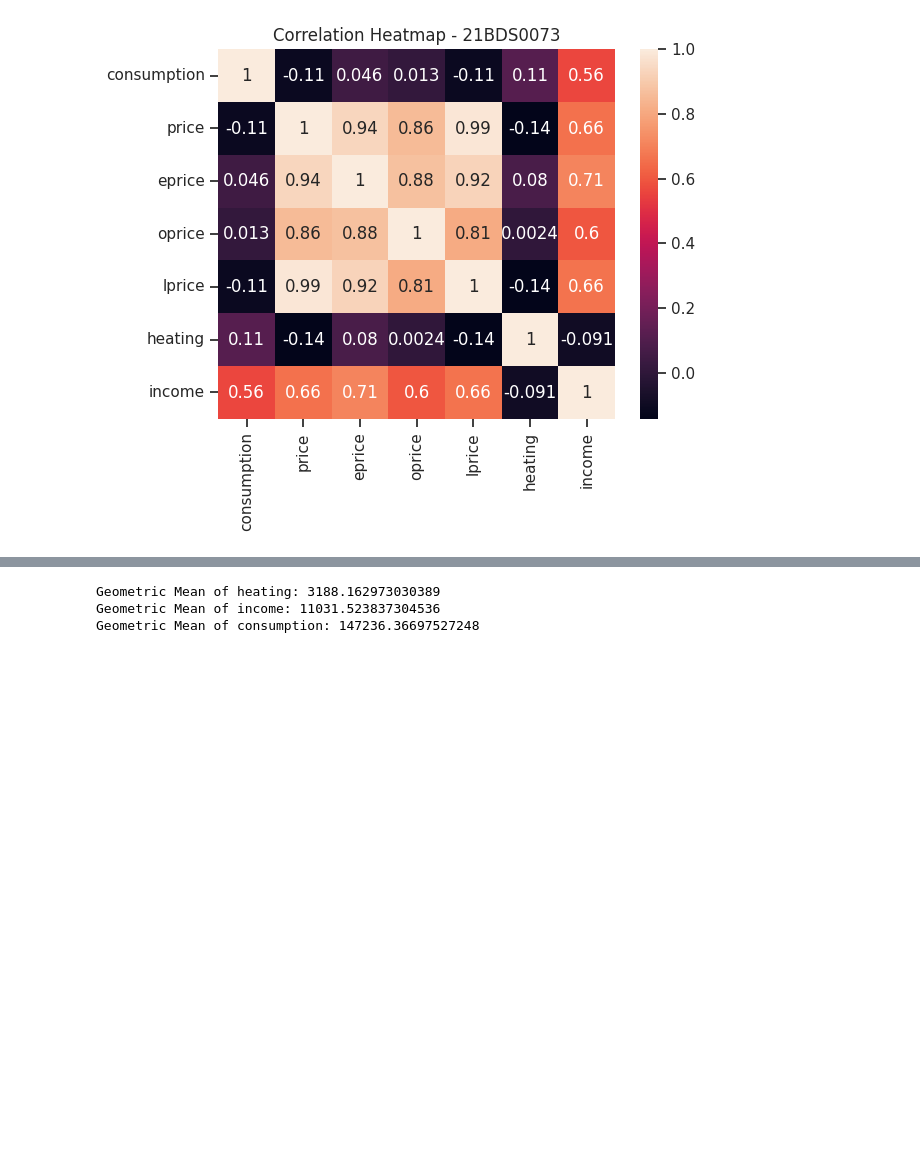
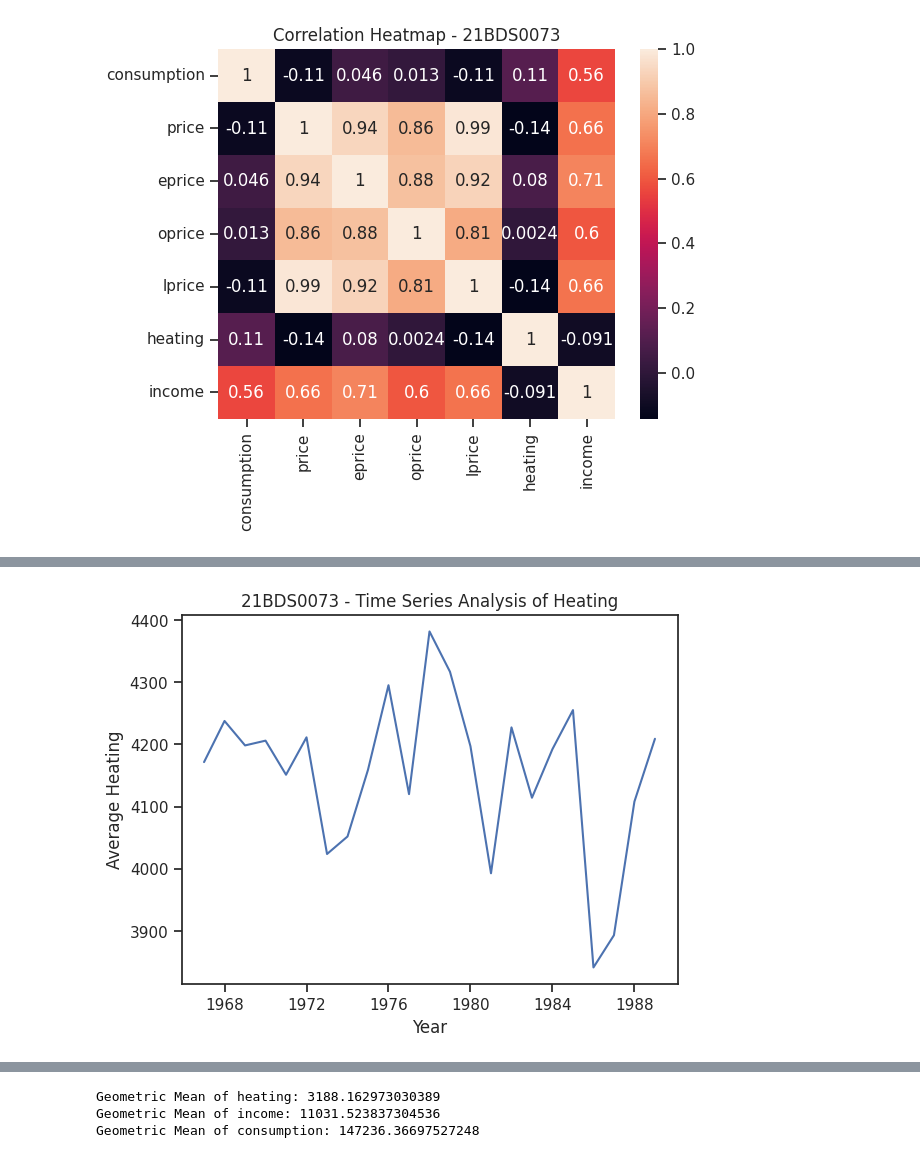
Before and after one commit to Vishnu290504/EDA, a Jupyter notebook: 21bds0073_da1.ipynb, the cells around one changed output, grey strips where cells are left out. Saved outputs shown, nothing was run; the diff lists cells and outputs as text; code cells hidden in the pictures; blank space fills up the shorter version.

```diff
--- a/21bds0073_da1.ipynb
+++ b/21bds0073_da1.ipynb
@@ -348,0 +362,9 @@ plt.show()
+# %%
+yearly_heating = df.groupby('year')['heating'].mean()
+plt.plot(yearly_heating.index, yearly_heating.values)
+plt.xlabel('Year')
+plt.ylabel('Average Heating')
+plt.title('21BDS0073 - Time Series Analysis of Heating')
+plt.show()
+# %% [output]
+[figure, added]
```
Also changed, not shown: parts of 7 cells of this notebook.
